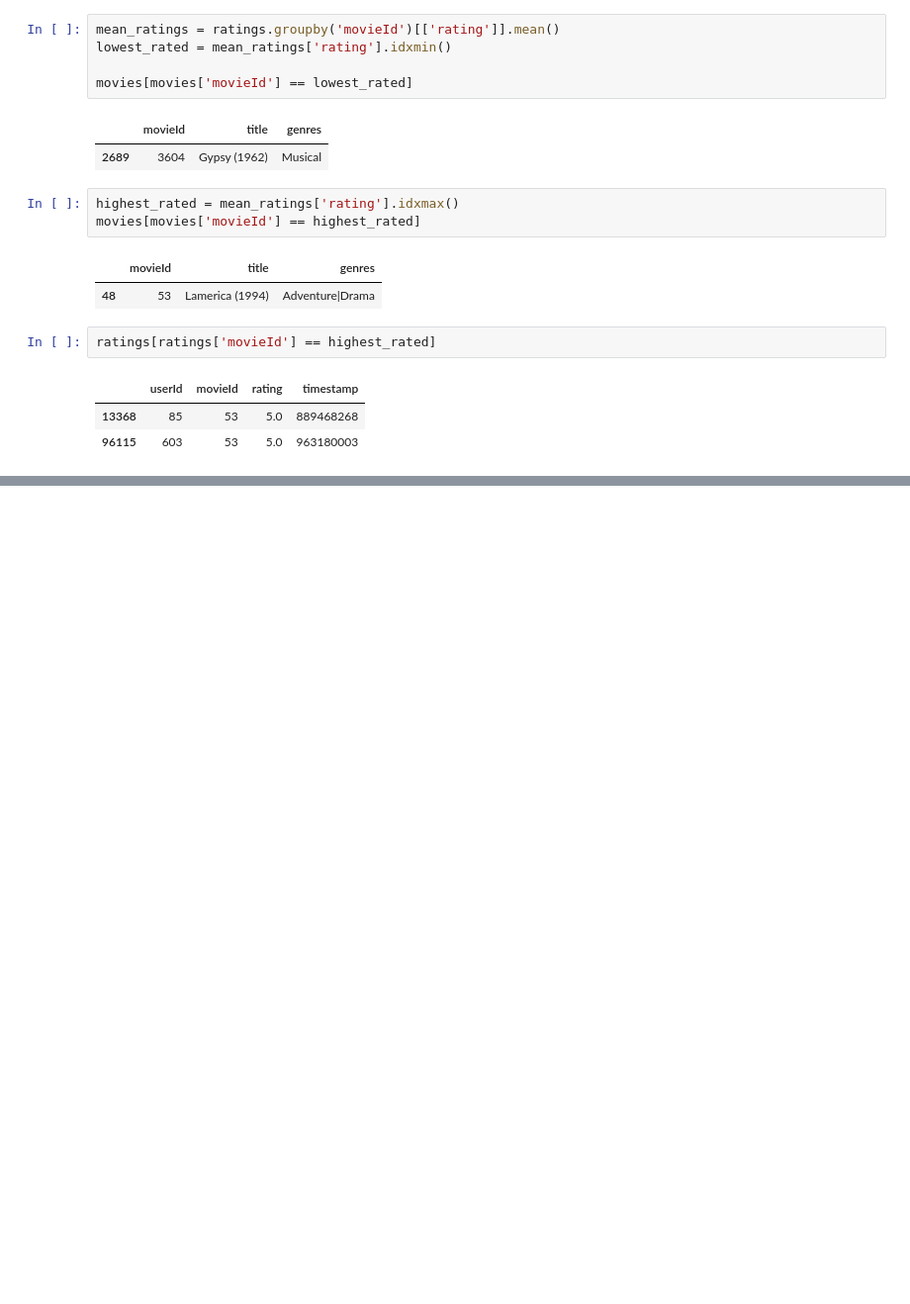
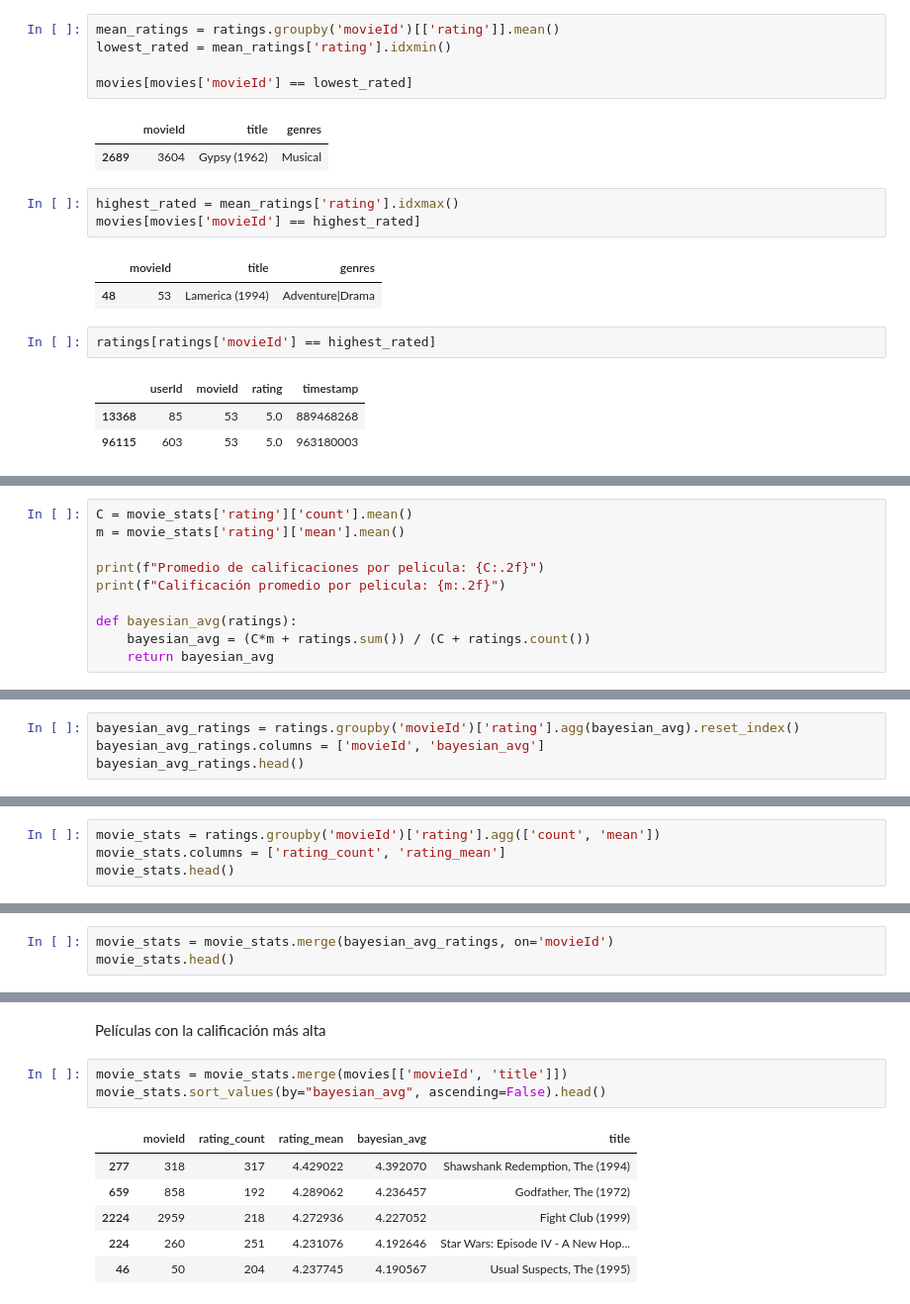
Before and after one commit to juancfaz/RecomendationMovieSystem, a Jupyter notebook: RecomendationSystem.ipynb, the cells around one changed output, grey strips where cells are left out. Shown at 99% size. Drawn from its saved outputs; the diff is of its cells as text; blank space fills up the shorter version.

```diff
--- a/RecomendationSystem.ipynb
+++ b/RecomendationSystem.ipynb
@@ -127,0 +144,10 @@ ratings[ratings['movieId'] == highest_rated]
+# %%
+C = movie_stats['rating']['count'].mean()
+m = movie_stats['rating']['mean'].mean()
+
+print(f"Promedio de calificaciones por pelicula: {C:.2f}")
+print(f"Calificación promedio por pelicula: {m:.2f}")
+
+def bayesian_avg(ratings):
+    bayesian_avg = (C*m + ratings.sum()) / (C + ratings.count())
+    return bayesian_avg
@@ -127,0 +162,4 @@ ratings[ratings['movieId'] == highest_rated]
+# %%
+bayesian_avg_ratings = ratings.groupby('movieId')['rating'].agg(bayesian_avg).reset_index()
+bayesian_avg_ratings.columns = ['movieId', 'bayesian_avg']
+bayesian_avg_ratings.head()
@@ -127,0 +184,4 @@ ratings[ratings['movieId'] == highest_rated]
+# %%
+movie_stats = ratings.groupby('movieId')['rating'].agg(['count', 'mean'])
+movie_stats.columns = ['rating_count', 'rating_mean']
+movie_stats.head()
@@ -127,0 +196,3 @@ ratings[ratings['movieId'] == highest_rated]
+# %%
+movie_stats = movie_stats.merge(bayesian_avg_ratings, on='movieId')
+movie_stats.head()
@@ -127,0 +206,12 @@ ratings[ratings['movieId'] == highest_rated]
+# %% [markdown]
+Películas con la calificación más alta
+# %%
+movie_stats = movie_stats.merge(movies[['movieId', 'title']])
+movie_stats.sort_values(by="bayesian_avg", ascending=False).head()
+# %% [output]
+|  | movieId | rating_count | rating_mean | bayesian_avg | title |
+| 277 | 318 | 317 | 4.429022 | 4.392070 | Shawshank Redemption, The (1994) |
+| 659 | 858 | 192 | 4.289062 | 4.236457 | Godfather, The (1972) |
+| 2224 | 2959 | 218 | 4.272936 | 4.227052 | Fight Club (1999) |
+| 224 | 260 | 251 | 4.231076 | 4.192646 | Star Wars: Episode IV - A New Hop... |
+| 46 | 50 | 204 | 4.237745 | 4.190567 | Usual Suspects, The (1995) |
```
Also changed, not shown: parts of 56 cells of this notebook, 1 other file.
